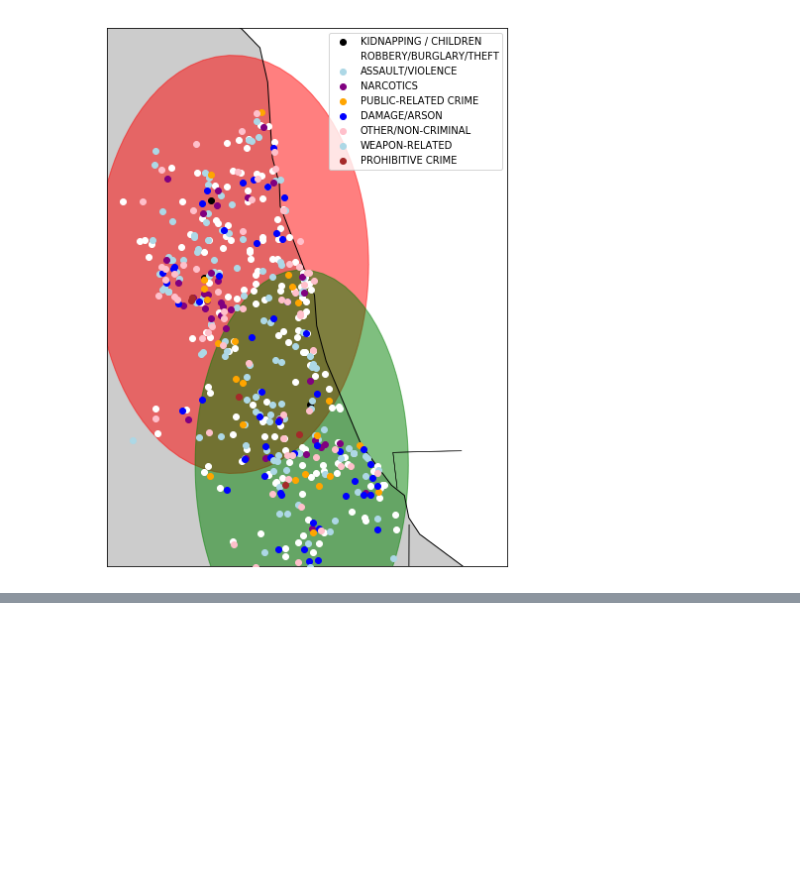
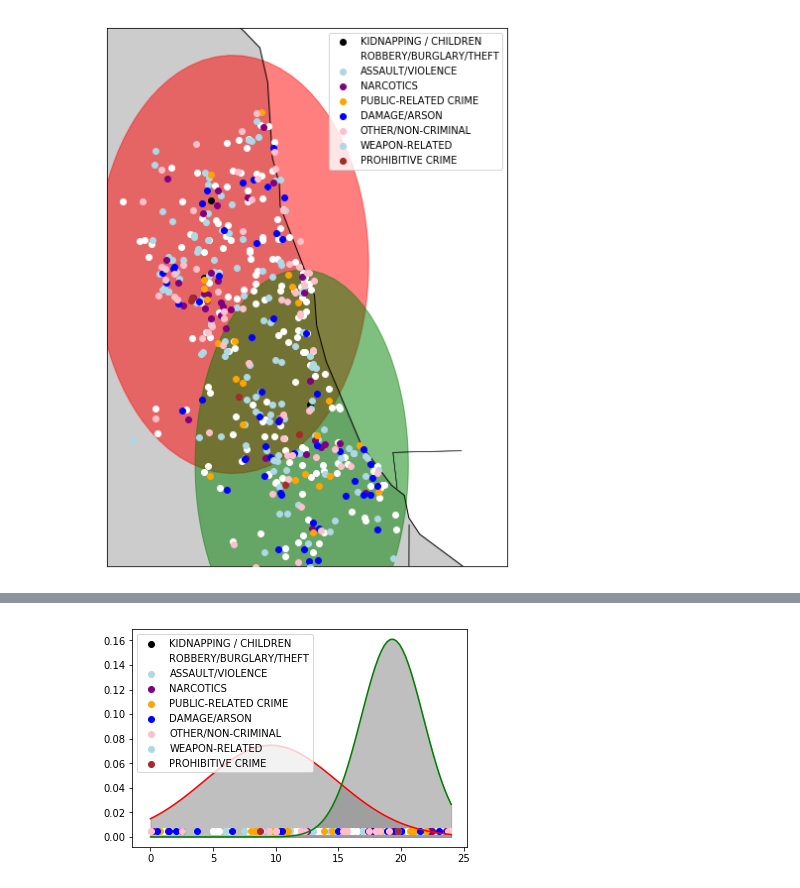
Before and after one commit to vontell/CrimePrediction, a Jupyter notebook: Experiments.ipynb, the cells around one changed output, grey strips where cells are left out. Cells and saved outputs as stored; diff of their text form; code cells hidden in the pictures; blank space fills up the shorter version.

Commit message:
Time clustering works now too

```diff
--- a/Experiments.ipynb
+++ b/Experiments.ipynb
@@ -16,7 +16,7 @@ import numpy as np
 #    force_save - If true, will save any loaded data into a pickle for later loading
 #    data_limit - The number of crimes to load (used for speedup)
 data = CrimeLoader()
-data.load_data(force_refresh=True, force_save=False, data_limit=500, randomize=True)
+data.load_data(force_refresh=True, force_save=False, data_limit=200, randomize=True)
 
 # List of possible features to include:
 #    day                - Day of the week (ex: SUN - SAT) 1-hot encoded
@@ -35,7 +35,7 @@ data.load_data(force_refresh=True, force_save=False, data_limit=500, randomize=T
 #    unemployment       - Unemployment percentage for that neighborhood
 #    all                - Some combination of the above (see source)
 
-X_features = ["location"]
+X_features = ["time min"]
 #X_features = ["income"]
 #X_features = ["income", "time min"]
 Y_features = ["crime condensed"]
@@ -531,0 +534,75 @@ plt.show()
+# %%
+from matplotlib import pyplot as plt
+import numpy as np
+
+from sklearn import mixture
+from matplotlib.colors import to_rgba_array
+
+colors = ['red', 'green', 'blue', 'yellow']
+
+crime_colors = ['black', 'white', 'lightblue', 'purple', 'orange', 'blue', 'pink', 'lightblue', 'brown']
+#{'b', 'g', 'r', 'c', 'm', 'y', 'k', 'w'}
+crime_decoding = [
+                "KIDNAPPING / CHILDREN",
+                "ROBBERY/BURGLARY/THEFT",
+                "ASSAULT/VIOLENCE",
+                "NARCOTICS",
+                "PUBLIC-RELATED CRIME",
+                "DAMAGE/ARSON",
+                "OTHER/NON-CRIMINAL",
+                "WEAPON-RELATED",
+                "PROHIBITIVE CRIME"
+            ]
+
+num_clusters = 2
+
+gmm = mixture.GaussianMixture(n_components=num_clusters)
+#X_new = np.concatenate([X[:,1].reshape(-1,1),X[:,0].reshape(-1,1)], axis=1)
+#print(X.shape)
+mins_to_hours = lambda x: (x/60.0)
+X_new = np.apply_along_axis(mins_to_hours, 1, X)
+print(X[0])
+print(X_new[0])
+print(X_new.shape)
+gmm.fit(X_new)
+
+def plot_curves(gmm):
+    mu = gmm.means_
+    var = gmm.covariances_
+    #sigma = [np.sqrt(var[0]), np.sqrt(var[1])]
+    sigma = [np.sqrt(var[i]) for i in range(len(var))]
+    x = np.linspace(0, 24, 100)
+
+    for i in range(len(mu)):
+        curve = plt.mlab.normpdf(x, mu[i], sigma[i])
+        plt.plot(x, curve.reshape((100,)), color=colors[i])
+        plt.fill_between(x,curve.reshape((100,)) , color='grey', alpha=0.5)
+
+
+    #plt.savefig('data_t0.jpg')
+
+plot_curves(gmm)
+
+for i in range(Y.shape[1]):
+    Xs = []
+    for j in range(Y.shape[0]):
+        if Y[j,i] == 1:
+            Xs.append(X_new[j,:])
+    Xs = np.array(Xs)
+    print(Xs.shape)
+    #m.scatter(Xs[:, 0], Xs[:, 1], c=crime_colors[i], latlon=True, label=crime_decoding[i])
+    #m.scatter(Xs[:, 0], Xs[:, 1], zorder=3, c=crime_colors[i], latlon=True, label=crime_decoding[i])
+    #plt.eventplot(Xs.reshape((Xs.size,)), orientation='horizontal', colors=to_rgba_array(crime_colors[i]),lineoffsets=0,linelengths=0.05)
+    Xs = Xs.reshape((Xs.size,))
+    #print(np.zeros(len(Xs)))
+    plt.scatter(Xs.reshape((Xs.size,)), np.zeros(len(Xs)) + 0.005, color=crime_colors[i], label=crime_decoding[i])
+    #plt.axis('off')
+plt.legend()
+plt.show()
+#plt.figure()
+#a = [1,2,5,6,9,11,15,17,18]
+#plt.hlines(1,1,20)  # Draw a horizontal line
+#plt.eventplot(a, orientation='horizontal', colors='b')
+#plt.axis('off')
+#plt.show()
+# %% [output]
@@ -532,3 +621,4 @@ plt.show()
+[figure, added]
 # %%
 from sklearn.dummy import DummyClassifier
 def baselines(X, Y):
```
Also changed, not shown: parts of 3 cells of this notebook.
